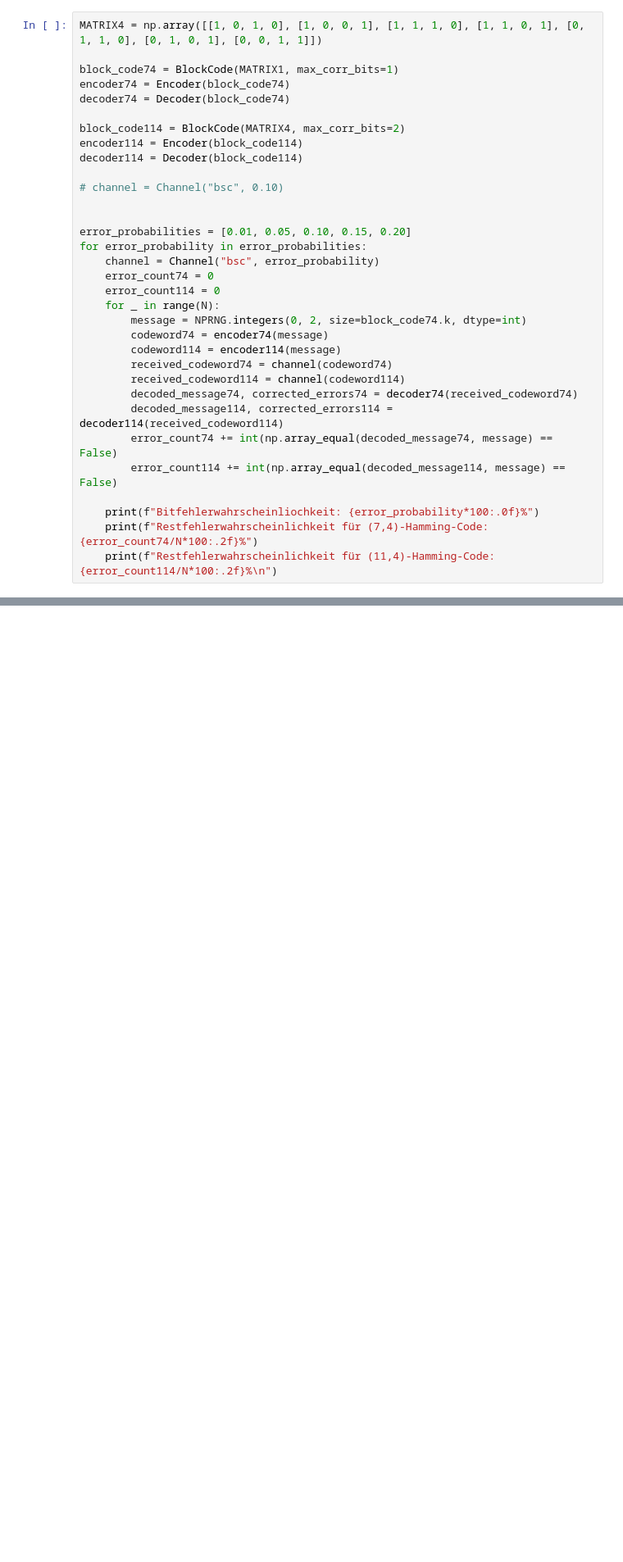
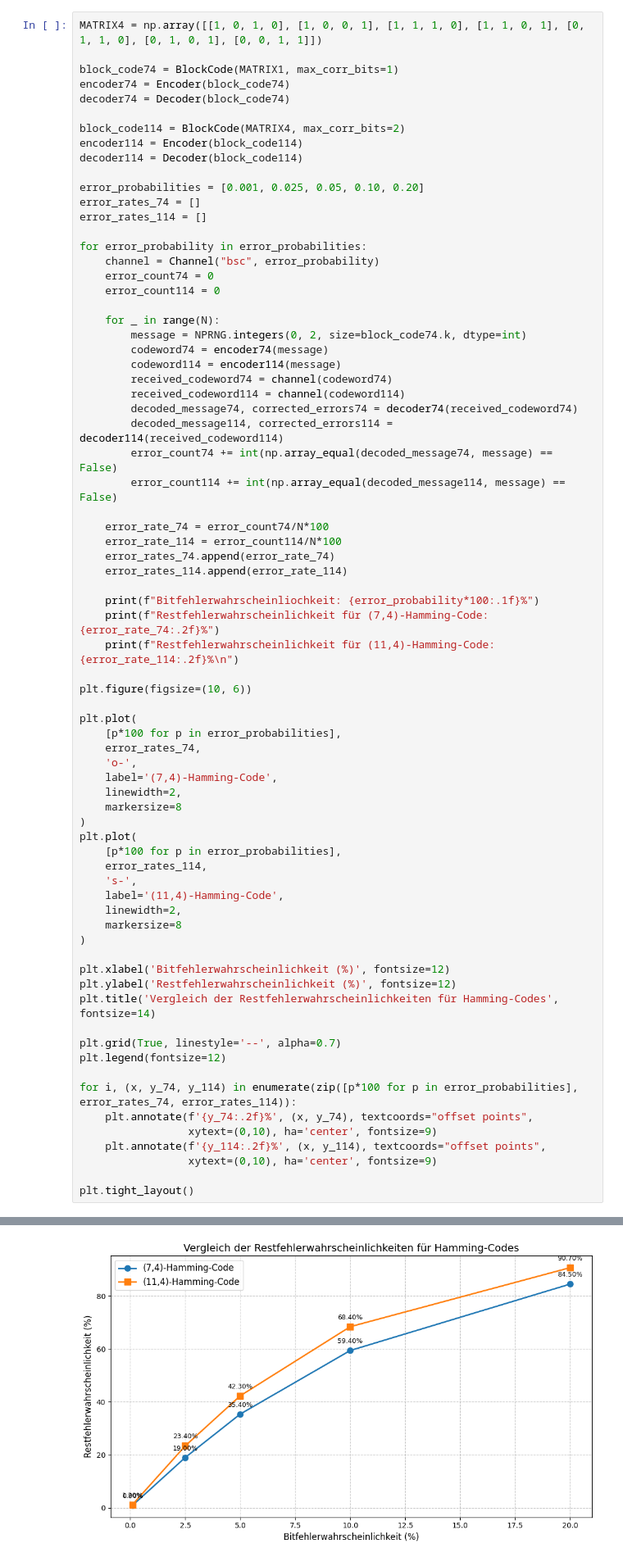
Before and after one commit to FabiSahne/Kommunikationstechnik, a Jupyter notebook: 3-Linear-systematische-Blockcodes/LsBc.ipynb, the cells around one changed output, grey strips where cells are left out. Shown at 82% size. Drawn from its saved outputs; the diff is of its cells as text; blank space fills up the shorter version.

```diff
--- a/3-Linear-systematische-Blockcodes/LsBc.ipynb
+++ b/3-Linear-systematische-Blockcodes/LsBc.ipynb
@@ -455,14 +501,15 @@ block_code114 = BlockCode(MATRIX4, max_corr_bits=2)
 encoder114 = Encoder(block_code114)
 decoder114 = Decoder(block_code114)
 
-# channel = Channel("bsc", 0.10)
+error_probabilities = [0.001, 0.025, 0.05, 0.10, 0.20]
+error_rates_74 = []
+error_rates_114 = []
 
-
-error_probabilities = [0.01, 0.05, 0.10, 0.15, 0.20]
 for error_probability in error_probabilities:
     channel = Channel("bsc", error_probability)
     error_count74 = 0
     error_count114 = 0
+
     for _ in range(N):
         message = NPRNG.integers(0, 2, size=block_code74.k, dtype=int)
         codeword74 = encoder74(message)
@@ -474,7 +521,46 @@ for error_probability in error_probabilities:
         error_count74 += int(np.array_equal(decoded_message74, message) == False)
         error_count114 += int(np.array_equal(decoded_message114, message) == False)
 
-    print(f"Bitfehlerwahrscheinliochkeit: {error_probability*100:.0f}%")
-    print(f"Restfehlerwahrscheinlichkeit für (7,4)-Hamming-Code: {error_count74/N*100:.2f}%")
-    print(f"Restfehlerwahrscheinlichkeit für (11,4)-Hamming-Code: {error_count114/N*100:.2f}%\n")
+    error_rate_74 = error_count74/N*100
+    error_rate_114 = error_count114/N*100
+    error_rates_74.append(error_rate_74)
+    error_rates_114.append(error_rate_114)
+
+    print(f"Bitfehlerwahrscheinliochkeit: {error_probability*100:.1f}%")
+    print(f"Restfehlerwahrscheinlichkeit für (7,4)-Hamming-Code: {error_rate_74:.2f}%")
+    print(f"Restfehlerwahrscheinlichkeit für (11,4)-Hamming-Code: {error_rate_114:.2f}%\n")
+
+plt.figure(figsize=(10, 6))
+
+plt.plot(
+    [p*100 for p in error_probabilities],
+    error_rates_74,
+    'o-',
+    label='(7,4)-Hamming-Code',
+    linewidth=2,
+    markersize=8
+)
+plt.plot(
+    [p*100 for p in error_probabilities],
+    error_rates_114,
+    's-',
+    label='(11,4)-Hamming-Code',
+    linewidth=2,
+    markersize=8
+)
+
+plt.xlabel('Bitfehlerwahrscheinlichkeit (%)', fontsize=12)
+plt.ylabel('Restfehlerwahrscheinlichkeit (%)', fontsize=12)
+plt.title('Vergleich der Restfehlerwahrscheinlichkeiten für Hamming-Codes', fontsize=14)
+
+plt.grid(True, linestyle='--', alpha=0.7)
+plt.legend(fontsize=12)
+
+for i, (x, y_74, y_114) in enumerate(zip([p*100 for p in error_probabilities], error_rates_74, error_rates_114)):
+    plt.annotate(f'{y_74:.2f}%', (x, y_74), textcoords="offset points",
+                 xytext=(0,10), ha='center', fontsize=9)
+    plt.annotate(f'{y_114:.2f}%', (x, y_114), textcoords="offset points",
+                 xytext=(0,10), ha='center', fontsize=9)
+
+plt.tight_layout()
 # %% [output]
@@ -499,0 +586 @@ Restfehlerwahrscheinlichkeit für (11,4)-Hamming-Code: 90.40%
+[figure, added]
```
Also changed, not shown: parts of 4 cells of this notebook.
